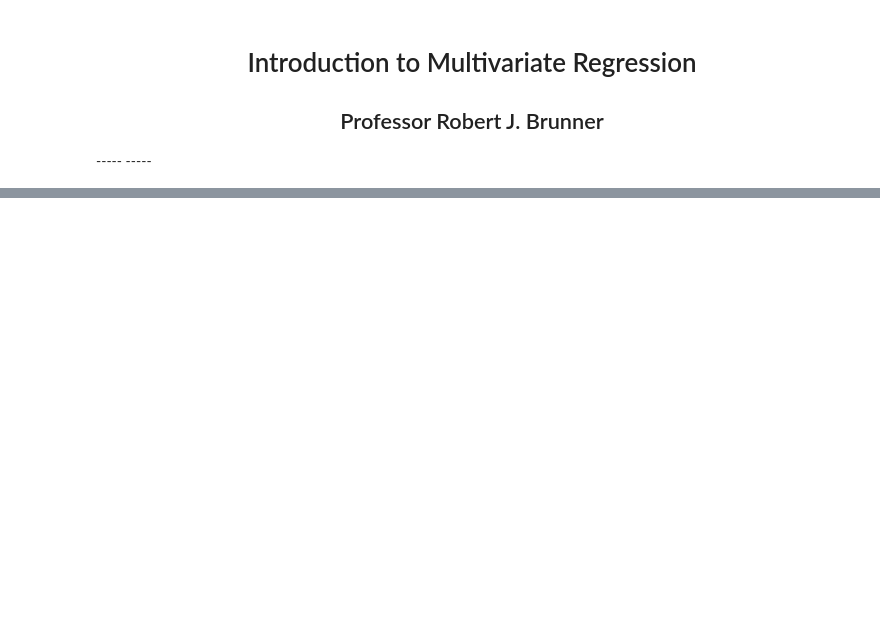
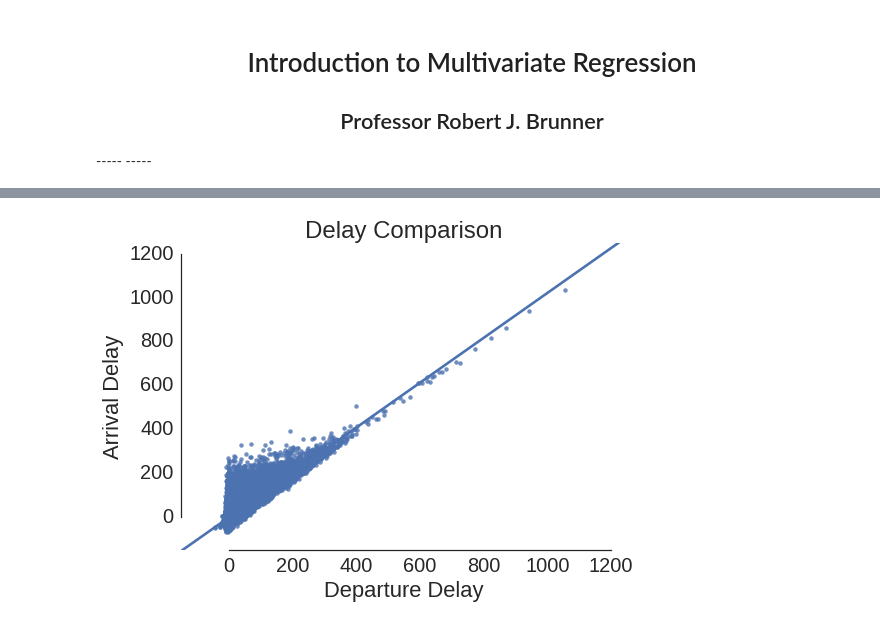
Before and after one commit to lcdm-uiuc/info490-sp16, a Jupyter notebook: Week2/notebooks/mvregress.ipynb, the cells around one changed output, grey strips where cells are left out. Saved outputs shown, nothing was run; the diff lists cells and outputs as text; code cells hidden in the pictures; blank space fills up the shorter version.

```diff
--- a/Week2/notebooks/mvregress.ipynb
+++ b/Week2/notebooks/mvregress.ipynb
@@ -435,0 +218,19 @@ RMSE = 0.0931
+# %%
+# Change this to read a different file, for example
+# /home/data_scientist/data/2001.csv on the JupyterHub Server
+#
+# Note that the JupyterHub server has data from other years in the raw
+# subdirectory.
+#
+filename = '/home/data_scientist/rppdm/data/2001.csv'
+
+# Read select columns for all rows.
+
+ucs = (1, 2, 4, 14, 15, 16, 17, 18)
+cnms = ['Month', 'Day', 'dTime', 'aDelay', 'dDelay', 'Depart', 'Arrive', 'Distance']
+
+alldata = pd.read_csv(filename, header=0, na_values=['NA'], usecols=ucs, names=cnms)
+
+# Now cull out only flights leaving O'hare
+local = alldata.loc[alldata['Depart'] == 'ORD'].dropna()
+local.describe()
@@ -435,0 +247,12 @@ RMSE = 0.0931
+# %%
+# Make a scatter plot by using seaborn and fit a linear regression
+
+ax = sns.regplot(data=local, x='dDelay', y='aDelay')
+
+ax.set(title='Delay Comparison',
+       xlabel='Departure Delay', xlim=(-150, 1250),
+       ylabel='Arrival Delay', ylim=(-150, 1250))
+
+sns.despine(offset=0, trim=True)
+# %% [output]
+[figure, added]
```
Also changed, not shown: parts of 38 cells of this notebook, 1 other file.
